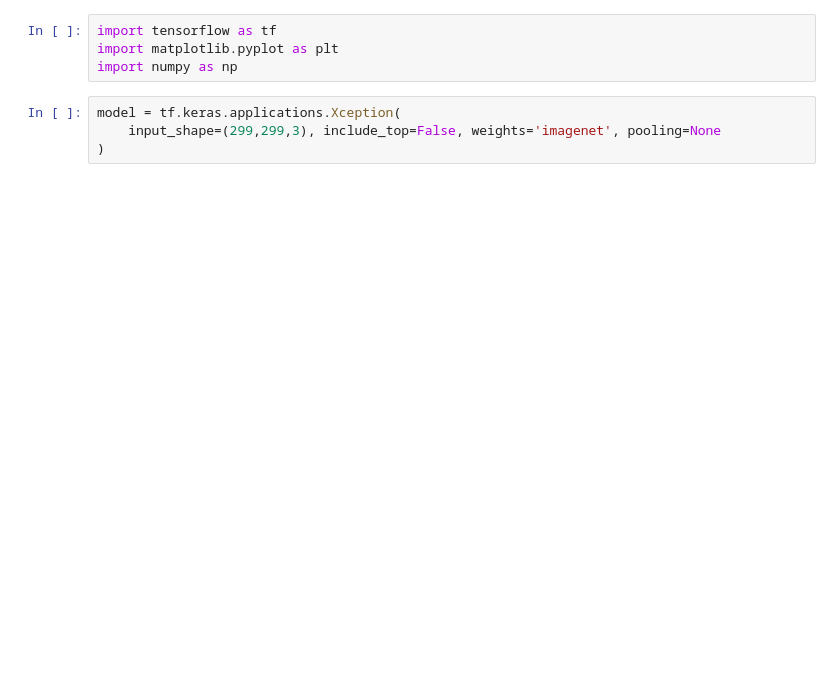
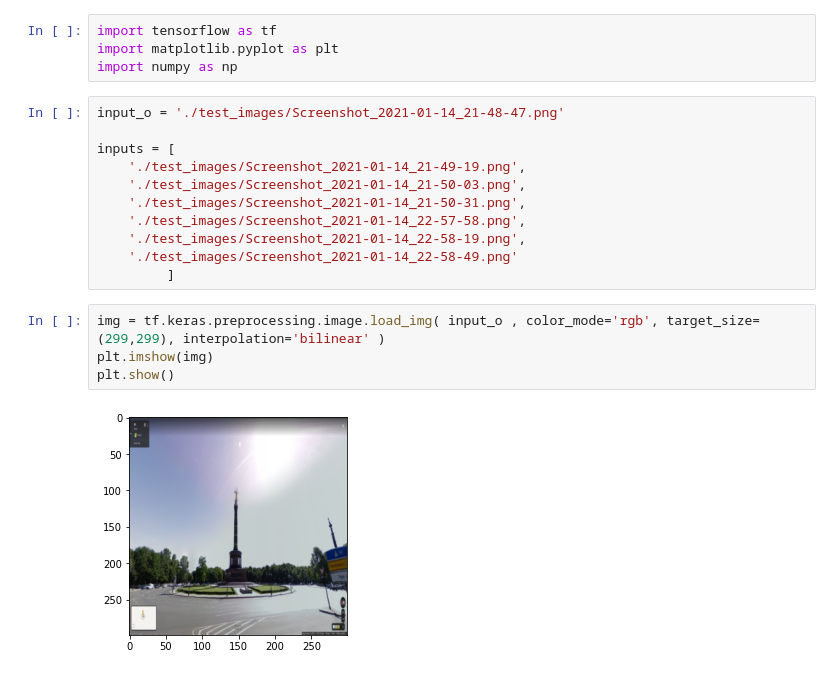
Before and after one commit to Yuiry-4/tf_tests, a Jupyter notebook: tf_raw_feature_distance.ipynb, the cells around one changed output. Saved outputs shown, nothing was run; the diff lists cells and outputs as text; blank space fills up the shorter version.

```diff
--- a/tf_raw_feature_distance.ipynb
+++ b/tf_raw_feature_distance.ipynb
@@ -2,7 +2,20 @@
 import tensorflow as tf
 import matplotlib.pyplot as plt
 import numpy as np
-# %%
-model = tf.keras.applications.Xception(
-    input_shape=(299,299,3), include_top=False, weights='imagenet', pooling=None
-)
+# %%
+input_o = './test_images/Screenshot_2021-01-14_21-48-47.png'
+
+inputs = [
+    './test_images/Screenshot_2021-01-14_21-49-19.png',
+    './test_images/Screenshot_2021-01-14_21-50-03.png',
+    './test_images/Screenshot_2021-01-14_21-50-31.png',
+    './test_images/Screenshot_2021-01-14_22-57-58.png',
+    './test_images/Screenshot_2021-01-14_22-58-19.png',
+    './test_images/Screenshot_2021-01-14_22-58-49.png'
+         ]
+# %%
+img = tf.keras.preprocessing.image.load_img( input_o , color_mode='rgb', target_size=(299,299), interpolation='bilinear' )
+plt.imshow(img)
+plt.show()
+# %% [output]
+[figure, added]
```
Also changed, not shown: parts of 5 cells of this notebook, 1 other file.
